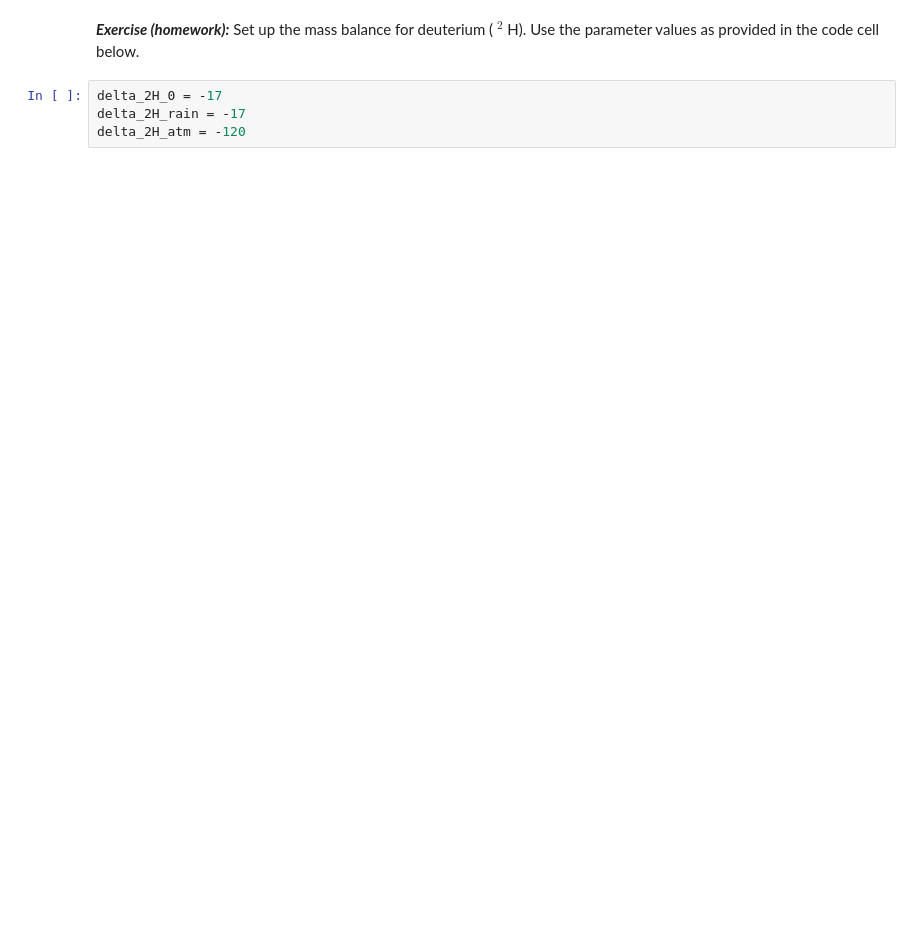
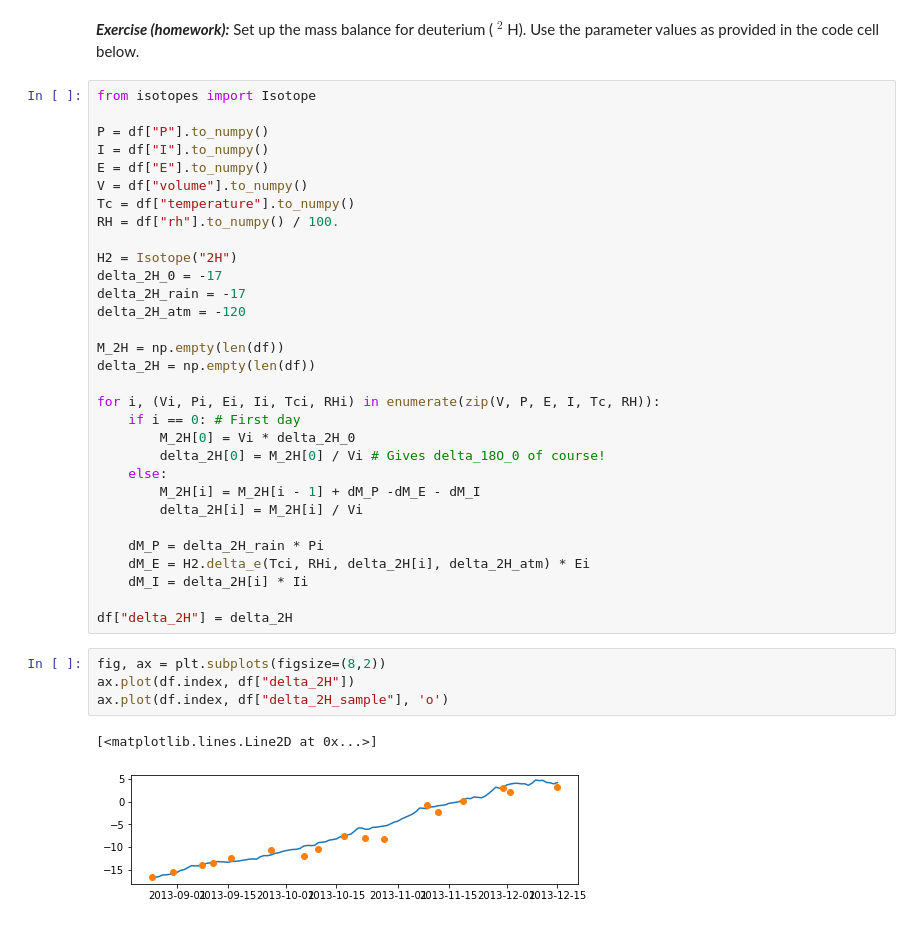
Before and after one commit to vincentpost/PythonMasterclass, a Jupyter notebook: session_5_water_balance.ipynb, the cells around one changed output. Cells and saved outputs as stored; diff of their text form; blank space fills up the shorter version.

```diff
--- a/session_5_water_balance.ipynb
+++ b/session_5_water_balance.ipynb
@@ -237,6 +263,40 @@ ax.plot(df.index, df["delta_18O_sample"], 'o')
 # %% [markdown]
 ***Exercise (homework):*** Set up the mass balance for deuterium ( $^2$ H). Use the parameter values as provided in the code cell below.
-# %%
-delta_2H_0 = -17
-delta_2H_rain = -17
-delta_2H_atm = -120
+# %%
+from isotopes import Isotope
+
+P = df["P"].to_numpy()
+I = df["I"].to_numpy()
+E = df["E"].to_numpy()
+V = df["volume"].to_numpy()
+Tc = df["temperature"].to_numpy()
+RH = df["rh"].to_numpy() / 100.
+
+H2 = Isotope("2H")
+delta_2H_0 = -17
+delta_2H_rain = -17
+delta_2H_atm = -120
+
+M_2H = np.empty(len(df))
+delta_2H = np.empty(len(df))
+
+for i, (Vi, Pi, Ei, Ii, Tci, RHi) in enumerate(zip(V, P, E, I, Tc, RH)):
+    if i == 0: # First day
+        M_2H[0] = Vi * delta_2H_0
+        delta_2H[0] = M_2H[0] / Vi # Gives delta_18O_0 of course!
+    else:
+        M_2H[i] = M_2H[i - 1] + dM_P -dM_E - dM_I
+        delta_2H[i] = M_2H[i] / Vi
+
+    dM_P = delta_2H_rain * Pi
+    dM_E = H2.delta_e(Tci, RHi, delta_2H[i], delta_2H_atm) * Ei
+    dM_I = delta_2H[i] * Ii
+
+df["delta_2H"] = delta_2H
+# %%
+fig, ax = plt.subplots(figsize=(8,2))
+ax.plot(df.index, df["delta_2H"])
+ax.plot(df.index, df["delta_2H_sample"], 'o')
+# %% [output]
+[<matplotlib.lines.Line2D at 0x...>]
+[figure, added]
```
Also changed, not shown: parts of 8 cells of this notebook, 4 other files.
